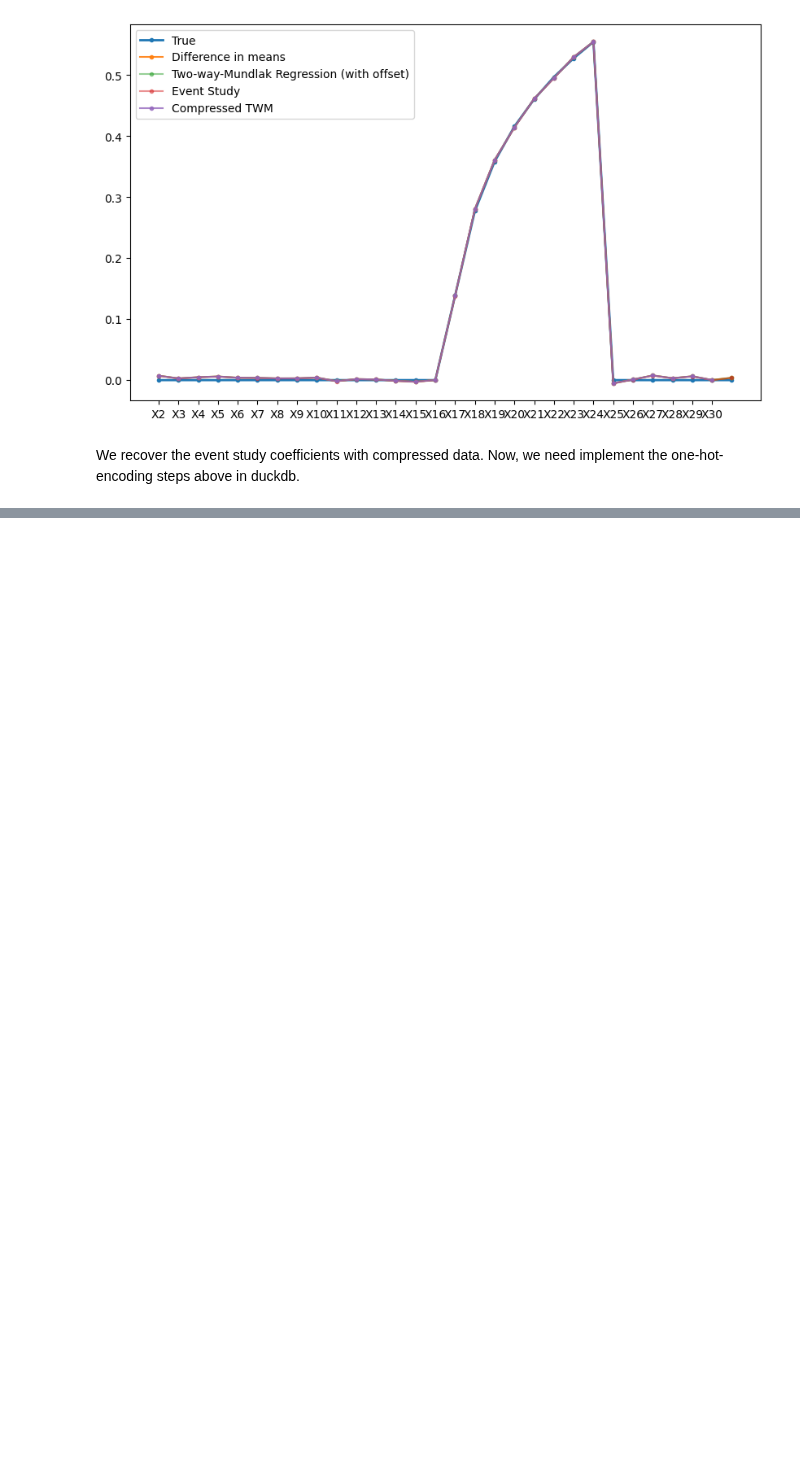
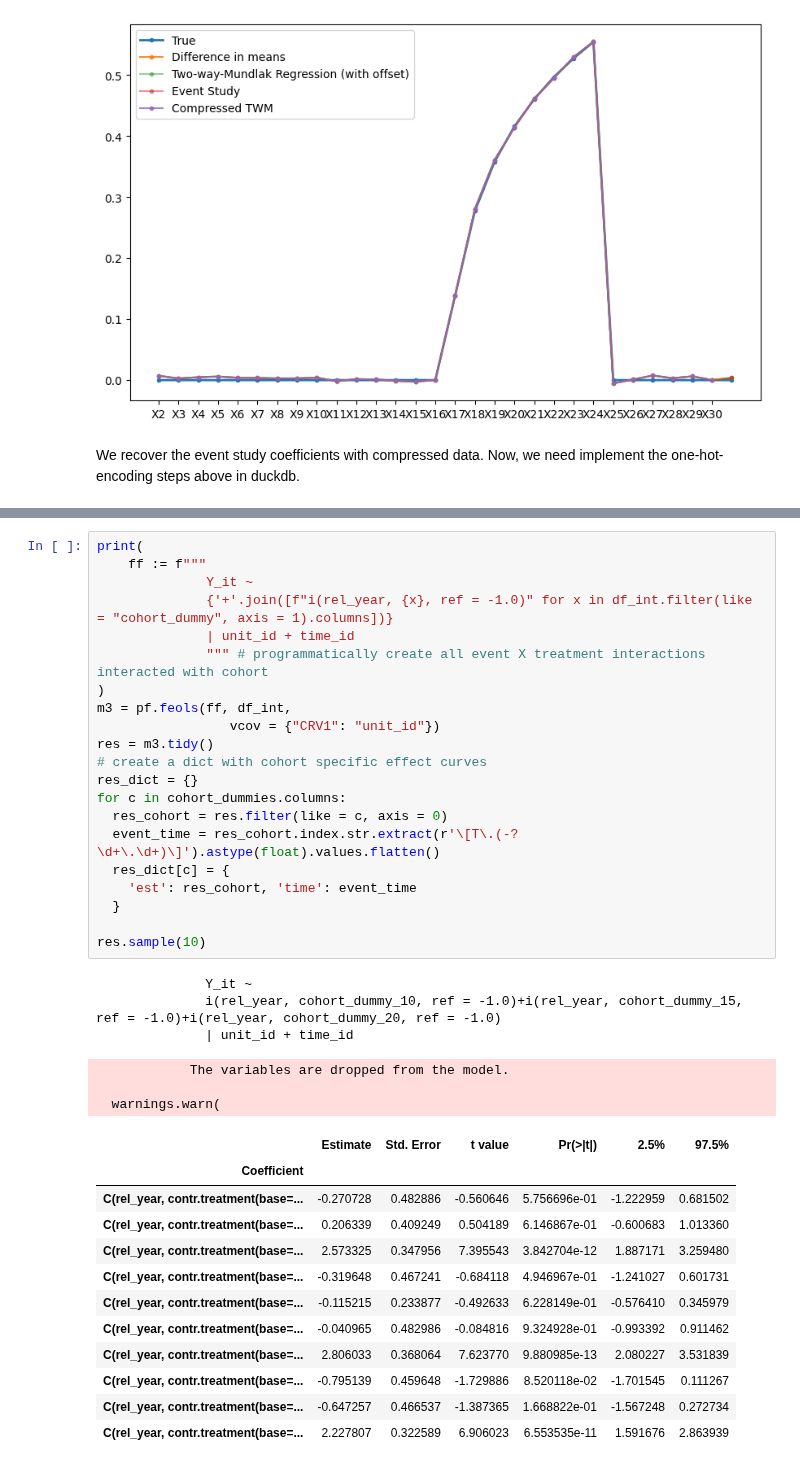
Before and after one commit to py-econometrics/duckreg, a Jupyter notebook: notebooks/event_study.ipynb, the cells around one changed output, grey strips where cells are left out. Drawn from its saved outputs; the diff is of its cells as text; blank space fills up the shorter version.

```diff
--- a/notebooks/event_study.ipynb
+++ b/notebooks/event_study.ipynb
@@ -271,0 +510,40 @@ In progress
+# %%
+print(
+    ff := f"""
+              Y_it ~
+              {'+'.join([f"i(rel_year, {x}, ref = -1.0)" for x in df_int.filter(like = "cohort_dummy", axis = 1).columns])}
+              | unit_id + time_id
+              """ # programmatically create all event X treatment interactions interacted with cohort
+)
+m3 = pf.feols(ff, df_int,
+                 vcov = {"CRV1": "unit_id"})
+res = m3.tidy()
+# create a dict with cohort specific effect curves
+res_dict = {}
+for c in cohort_dummies.columns:
+  res_cohort = res.filter(like = c, axis = 0)
+  event_time = res_cohort.index.str.extract(r'\[T\.(-?\d+\.\d+)\]').astype(float).values.flatten()
+  res_dict[c] = {
+    'est': res_cohort, 'time': event_time
+  }
+
+res.sample(10)
+# %% [output]
+              Y_it ~
+              i(rel_year, cohort_dummy_10, ref = -1.0)+i(rel_year, cohort_dummy_15, ref = -1.0)+i(rel_year, cohort_dummy_20, ref = -1.0)
+              | unit_id + time_id
+            The variables are dropped from the model.
+
+  warnings.warn(
+|  | Estimate | Std. Error | t value | Pr(>|t|) | 2.5% | 97.5% |
+| Coefficient |  |  |  |  |  |  |
+| C(rel_year, contr.treatment(base=... | -0.270728 | 0.482886 | -0.560646 | 5.756696e-01 | -1.222959 | 0.681502 |
+| C(rel_year, contr.treatment(base=... | 0.206339 | 0.409249 | 0.504189 | 6.146867e-01 | -0.600683 | 1.013360 |
+| C(rel_year, contr.treatment(base=... | 2.573325 | 0.347956 | 7.395543 | 3.842704e-12 | 1.887171 | 3.259480 |
+| C(rel_year, contr.treatment(base=... | -0.319648 | 0.467241 | -0.684118 | 4.946967e-01 | -1.241027 | 0.601731 |
+| C(rel_year, contr.treatment(base=... | -0.115215 | 0.233877 | -0.492633 | 6.228149e-01 | -0.576410 | 0.345979 |
+| C(rel_year, contr.treatment(base=... | -0.040965 | 0.482986 | -0.084816 | 9.324928e-01 | -0.993392 | 0.911462 |
+| C(rel_year, contr.treatment(base=... | 2.806033 | 0.368064 | 7.623770 | 9.880985e-13 | 2.080227 | 3.531839 |
+| C(rel_year, contr.treatment(base=... | -0.795139 | 0.459648 | -1.729886 | 8.520118e-02 | -1.701545 | 0.111267 |
+| C(rel_year, contr.treatment(base=... | -0.647257 | 0.466537 | -1.387365 | 1.668822e-01 | -1.567248 | 0.272734 |
+| C(rel_year, contr.treatment(base=... | 2.227807 | 0.322589 | 6.906023 | 6.553535e-11 | 1.591676 | 2.863939 |
```
Also changed, not shown: parts of 18 cells of this notebook.
